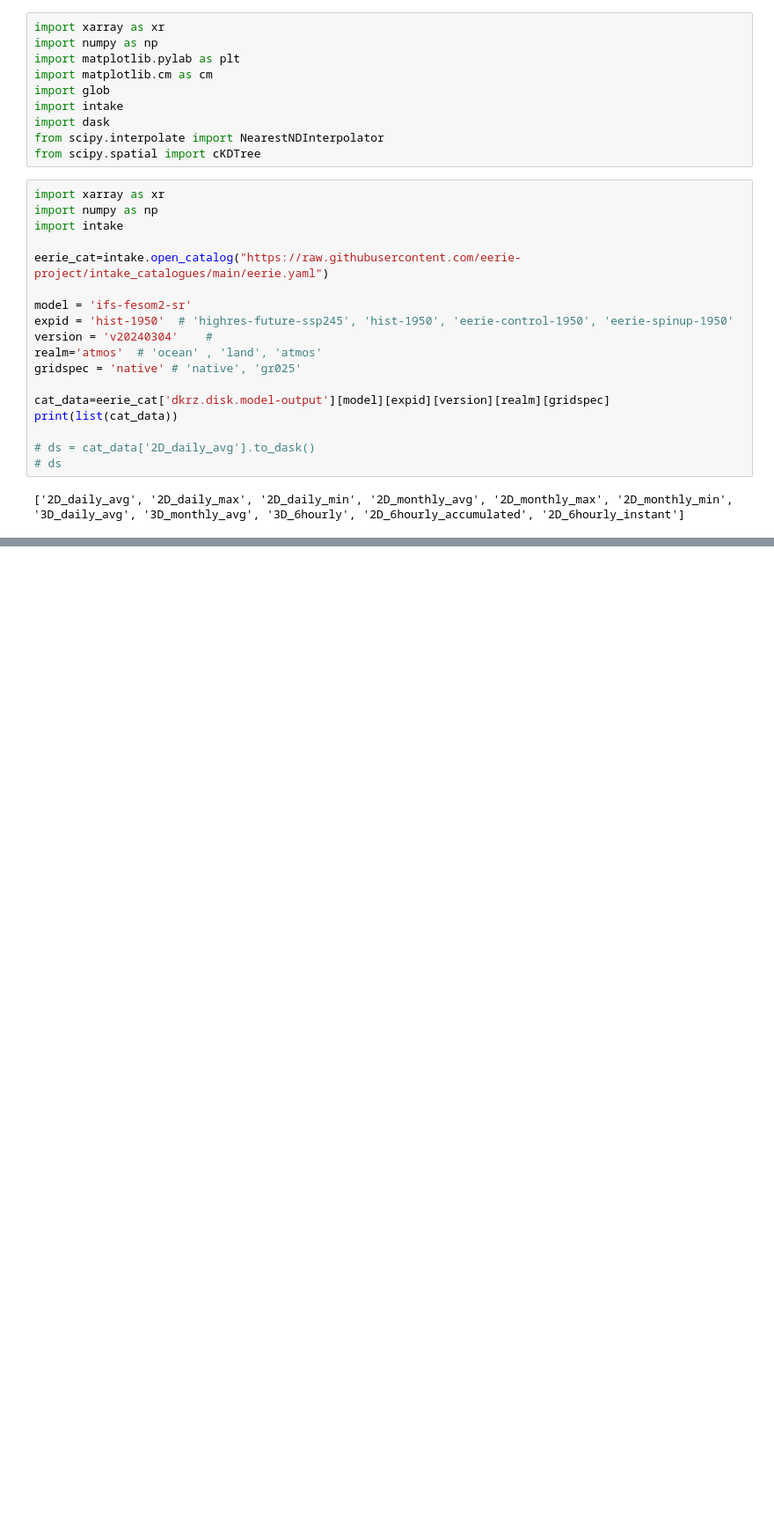
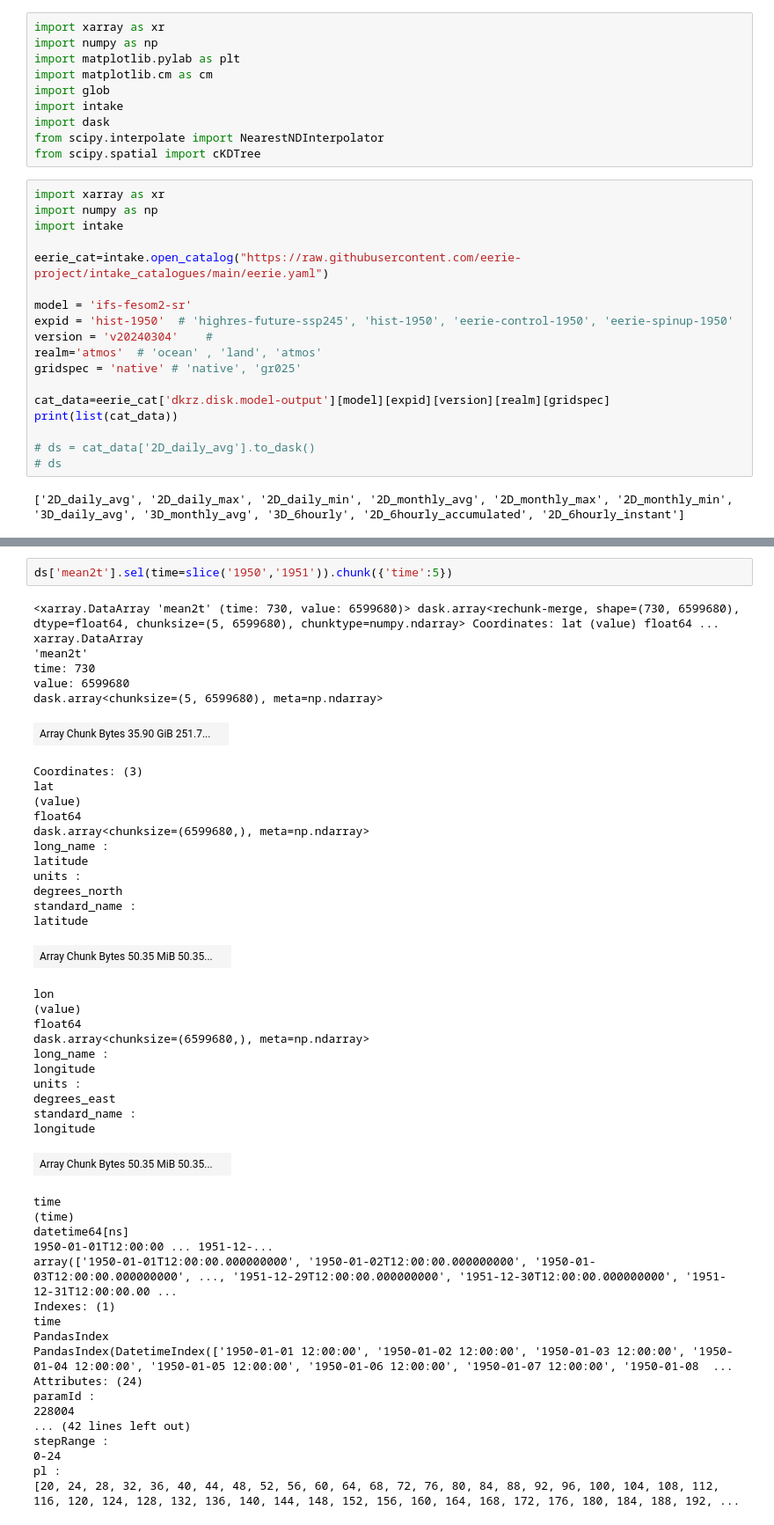
Before and after one commit to CliDyn/GlobalLab_hackathon_2025, a Jupyter notebook: EERIE/Parallel_data_processing.ipynb, the cells around one changed output, grey strips where cells are left out. Shown at 88% size. Drawn from its saved outputs; the diff is of its cells as text; blank space fills up the shorter version.

```diff
--- a/EERIE/Parallel_data_processing.ipynb
+++ b/EERIE/Parallel_data_processing.ipynb
@@ -62,2 +65,52 @@ client
+# %%
+ds['mean2t'].sel(time=slice('1950','1951')).chunk({'time':5})
+# %% [output]
+<xarray.DataArray 'mean2t' (time: 730, value: 6599680)> dask.array<rechunk-merge, shape=(730, 6599680), dtype=float64, chunksize=(5, 6599680), chunktype=numpy.ndarray> Coordinates: lat (value) float64 ...
+xarray.DataArray
+'mean2t'
+time: 730
+value: 6599680
+dask.array<chunksize=(5, 6599680), meta=np.ndarray>
+| Array Chunk Bytes 35.90 GiB 251.7... |  |
+Coordinates: (3)
+lat
+(value)
+float64
+dask.array<chunksize=(6599680,), meta=np.ndarray>
+long_name :
+latitude
+units :
+degrees_north
+standard_name :
+latitude
+| Array Chunk Bytes 50.35 MiB 50.35... |  |
+lon
+(value)
+float64
+dask.array<chunksize=(6599680,), meta=np.ndarray>
+long_name :
+longitude
+units :
+degrees_east
+standard_name :
+longitude
+| Array Chunk Bytes 50.35 MiB 50.35... |  |
+time
+(time)
+datetime64[ns]
+1950-01-01T12:00:00 ... 1951-12-...
+array(['1950-01-01T12:00:00.000000000', '1950-01-02T12:00:00.000000000', '1950-01-03T12:00:00.000000000', ..., '1951-12-29T12:00:00.000000000', '1951-12-30T12:00:00.000000000', '1951-12-31T12:00:00.00 ...
+Indexes: (1)
+time
+PandasIndex
+PandasIndex(DatetimeIndex(['1950-01-01 12:00:00', '1950-01-02 12:00:00', '1950-01-03 12:00:00', '1950-01-04 12:00:00', '1950-01-05 12:00:00', '1950-01-06 12:00:00', '1950-01-07 12:00:00', '1950-01-08  ...
+Attributes: (24)
+paramId :
+228004
+... (42 lines left out)
+stepRange :
+0-24
+pl :
+[20, 24, 28, 32, 36, 40, 44, 48, 52, 56, 60, 64, 68, 72, 76, 80, 84, 88, 92, 96, 100, 104, 108, 112, 116, 120, 124, 128, 132, 136, 140, 144, 148, 152, 156, 160, 164, 168, 172, 176, 180, 184, 188, 192, ...
 # %%
 %%time
```
Also changed, not shown: parts of 6 cells of this notebook, 1 other file.
